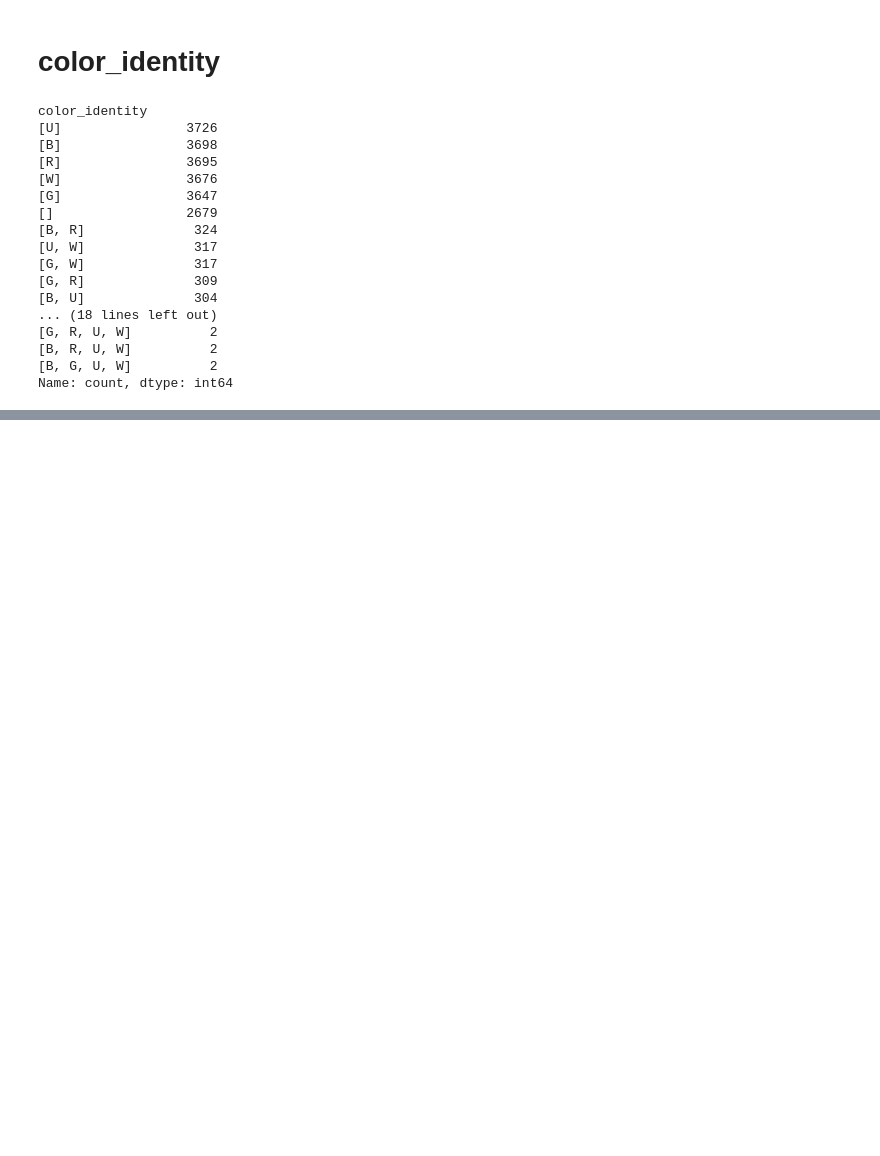
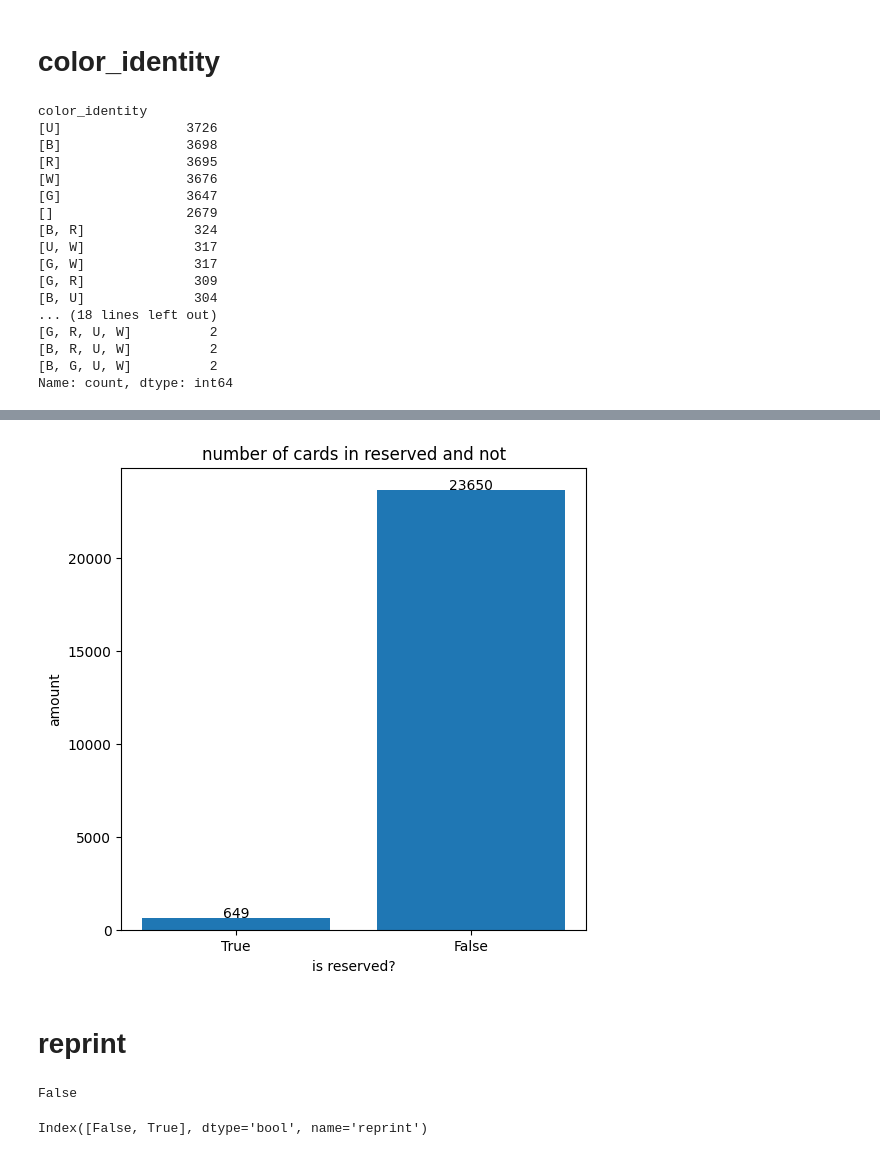
Before and after one commit to Mariodraghidicomodo/elaborato, a Jupyter notebook: progetto_data_scienze/codice/Some_Plots/Plot_final_df.ipynb, the cells around one changed output, grey strips where cells are left out. Saved outputs shown, nothing was run; the diff lists cells and outputs as text; code cells hidden in the pictures; blank space fills up the shorter version.

```diff
--- a/progetto_data_scienze/codice/Some_Plots/Plot_final_df.ipynb
+++ b/progetto_data_scienze/codice/Some_Plots/Plot_final_df.ipynb
@@ -388,0 +523,20 @@ final_clean_df[final_clean_df.power == '16']
+# %%
+plt.figure(figsize=(6,6))
+plt.title('number of cards in reserved and not')
+plt.xlabel('is reserved?')
+plt.ylabel('amount')
+plt.bar(['True','False'],lista_reserved_number)
+addlabels(['True','False'],lista_reserved_number,30000)
+plt.show()
+# %% [output]
+[figure, added]
+# %% [markdown]
+# reprint
+# %%
+final_clean_df.reprint.iloc[30]
+# %% [output]
+False
+# %%
+final_clean_df.reprint.value_counts().index
+# %% [output]
+Index([False, True], dtype='bool', name='reprint')
```
Also changed, not shown: parts of 31 cells of this notebook, 2 other files.
